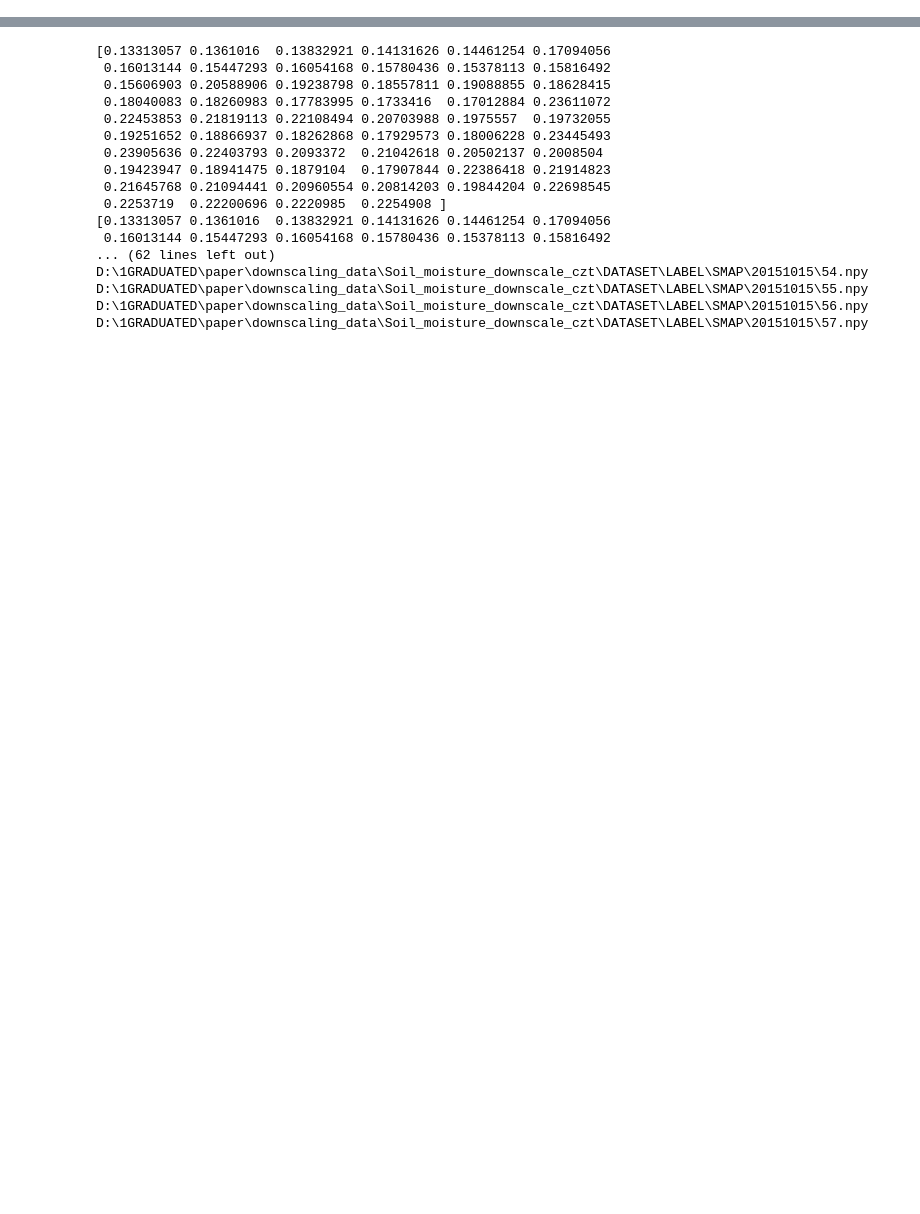
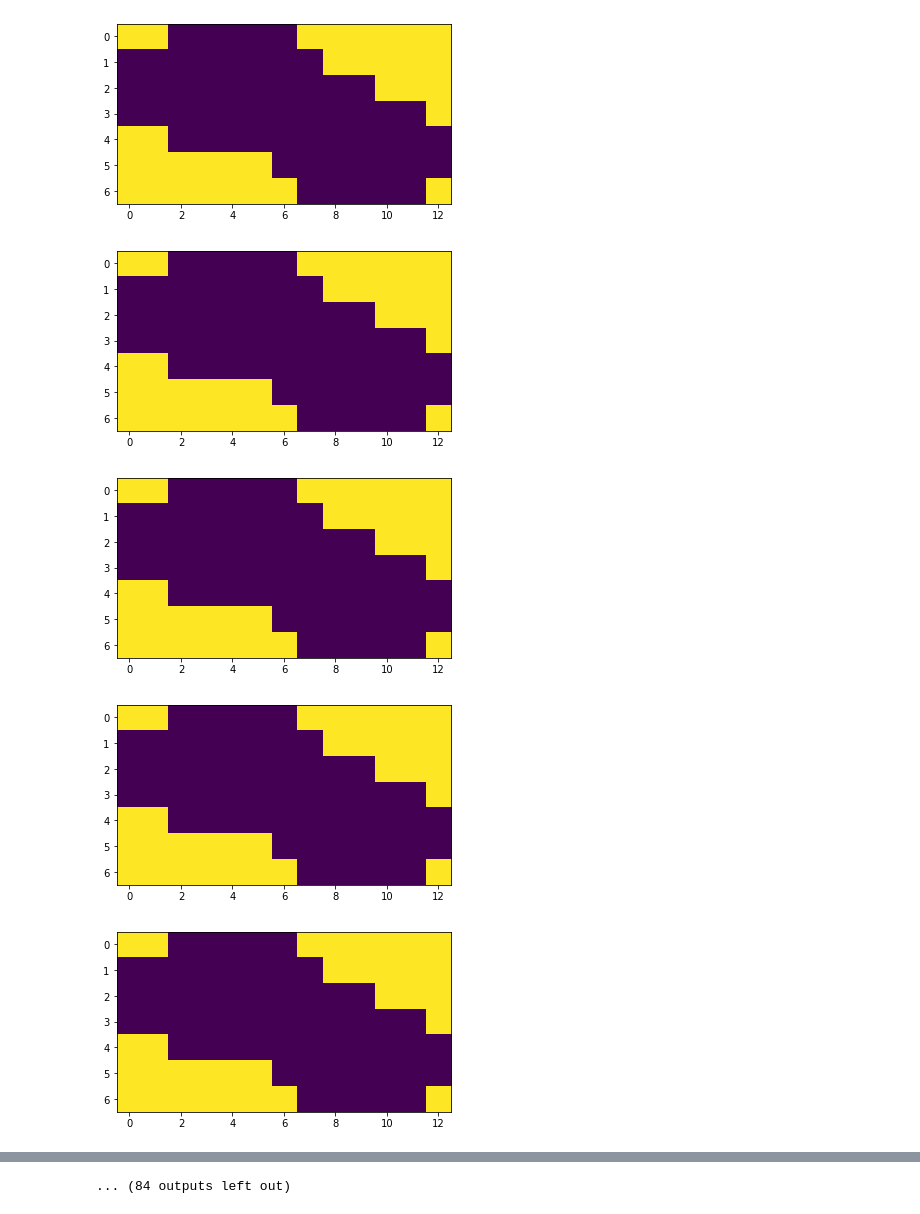
Before and after one commit to jianersswl/SM_Downscaling_Hybrid, a Jupyter notebook: data_preprocessing/smap_test.ipynb, the cells around one changed output, grey strips where cells are left out. Saved outputs shown, nothing was run; the diff lists cells and outputs as text; code cells hidden in the pictures; blank space fills up the shorter version.

```diff
--- a/data_preprocessing/smap_test.ipynb
+++ b/data_preprocessing/smap_test.ipynb
@@ -74,3 +186,23 @@ print(verified_mat.shape)
 # %%
-save_tiff_as_numpy(tiff_file, output_label, verified_mat, False)
+smap_day_root = 'D:\\1GRADUATED\\paper\\downscaling_data\\Soil_moisture_downscale_czt\\SMAP\\SMAP_DAY\\'
+output_root = 'D:\\1GRADUATED\\paper\\downscaling_data\\Soil_moisture_downscale_czt\\DATASET\\LABEL\\SMAP\\'
+file_extension = '*.tif'
+
+# 使用 glob.glob() 函数获取符合条件的文件列表
+files = glob.glob(os.path.join(smap_day_root, file_extension))
+
+# 遍历文件列表
+for file in files:
+    # 获取文件名（不包含扩展名）
+    filename = os.path.basename(file).split('.')[0]
+    # 根据文件名构建输出路径
+    output_path = output_root + filename + '\\'
+
+    # 将TIFF转换成numpy并保存为MAT文件
+    save_tiff_as_numpy(file, output_path, verified_mat, False)
 # %% [output]
+[figure, added]
+[figure, added]
+[figure, added]
+[figure, added]
+[figure, added]
@@ -77,17 +216 @@ save_tiff_as_numpy(tiff_file, output_label, verified_mat, False)
-[0.13313057 0.1361016  0.13832921 0.14131626 0.14461254 0.17094056
- 0.16013144 0.15447293 0.16054168 0.15780436 0.15378113 0.15816492
- 0.15606903 0.20588906 0.19238798 0.18557811 0.19088855 0.18628415
- 0.18040083 0.18260983 0.17783995 0.1733416  0.17012884 0.23611072
- 0.22453853 0.21819113 0.22108494 0.20703988 0.1975557  0.19732055
- 0.19251652 0.18866937 0.18262868 0.17929573 0.18006228 0.23445493
- 0.23905636 0.22403793 0.2093372  0.21042618 0.20502137 0.2008504
- 0.19423947 0.18941475 0.1879104  0.17907844 0.22386418 0.21914823
- 0.21645768 0.21094441 0.20960554 0.20814203 0.19844204 0.22698545
- 0.2253719  0.22200696 0.2220985  0.2254908 ]
-[0.13313057 0.1361016  0.13832921 0.14131626 0.14461254 0.17094056
- 0.16013144 0.15447293 0.16054168 0.15780436 0.15378113 0.15816492
-... (62 lines left out)
-D:\1GRADUATED\paper\downscaling_data\Soil_moisture_downscale_czt\DATASET\LABEL\SMAP\20151015\54.npy
-D:\1GRADUATED\paper\downscaling_data\Soil_moisture_downscale_czt\DATASET\LABEL\SMAP\20151015\55.npy
-D:\1GRADUATED\paper\downscaling_data\Soil_moisture_downscale_czt\DATASET\LABEL\SMAP\20151015\56.npy
-D:\1GRADUATED\paper\downscaling_data\Soil_moisture_downscale_czt\DATASET\LABEL\SMAP\20151015\57.npy
+... (84 outputs left out)
```
Also changed, not shown: parts of 18 cells of this notebook, 2 other files.
